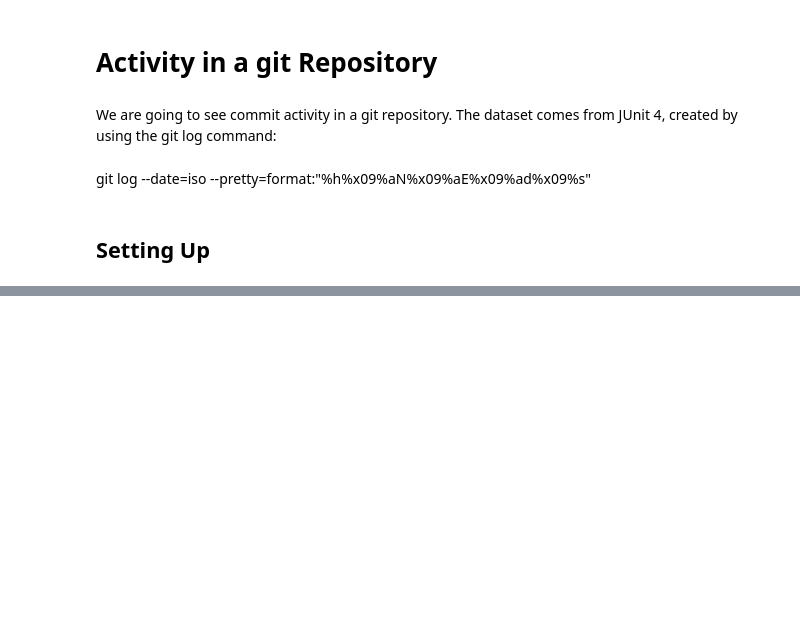
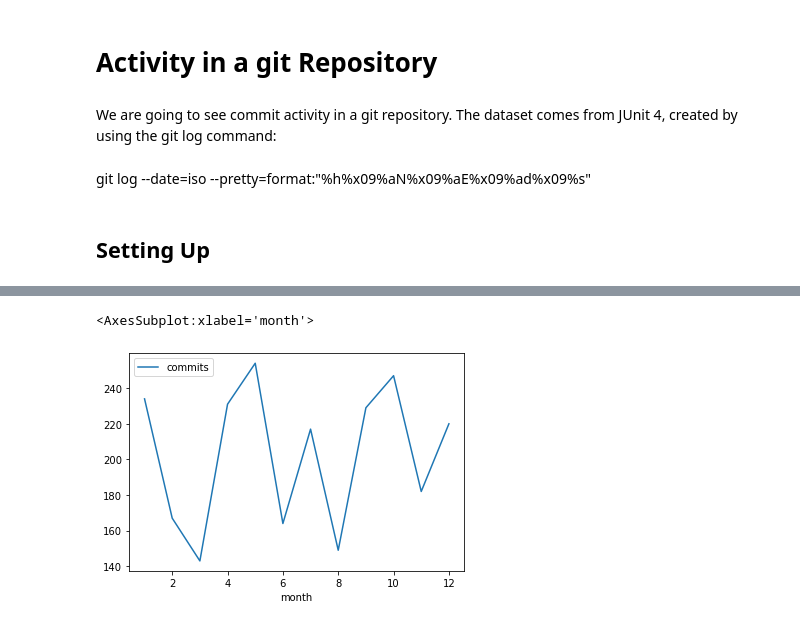
Before and after one commit to Bernardo-MG/jupyter-notebook-example, a Jupyter notebook: git/git_activity.ipynb, the cells around one changed output, grey strips where cells are left out. Cells and saved outputs as stored; diff of their text form; code cells hidden in the pictures; blank space fills up the shorter version.

```diff
--- a/git/git_activity.ipynb
+++ b/git/git_activity.ipynb
@@ -24,0 +92,3 @@ activity.head()
+# %%
+activity["month"] = activity["date"].dt.month
+activity.head()
@@ -24,0 +102,6 @@ activity.head()
+# %%
+commits_per_month = activity["date"].dt.month
+commits_per_month = commits_per_month.value_counts().rename_axis("month").reset_index(name='commits')
+commits_per_month = commits_per_month.sort_values("month")
+commits_per_month = commits_per_month.set_index("month")
+commits_per_month.head()
@@ -24,0 +116,5 @@ activity.head()
+# %%
+commits_per_month.plot.line()
+# %% [output]
+<AxesSubplot:xlabel='month'>
+[figure, added]
```
Also changed, not shown: parts of 17 cells of this notebook, 1 other file.
